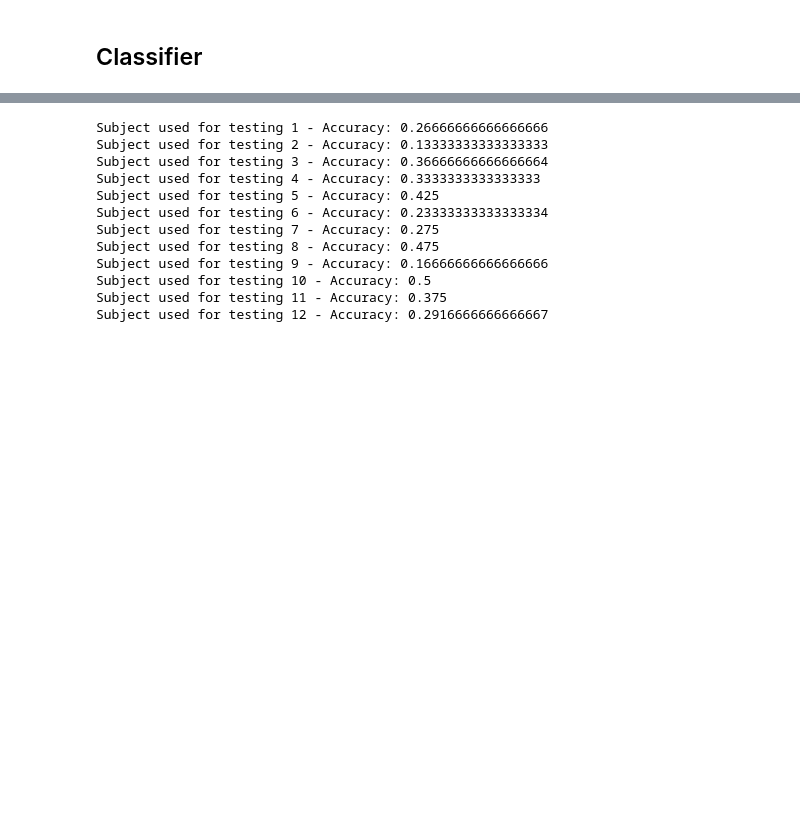
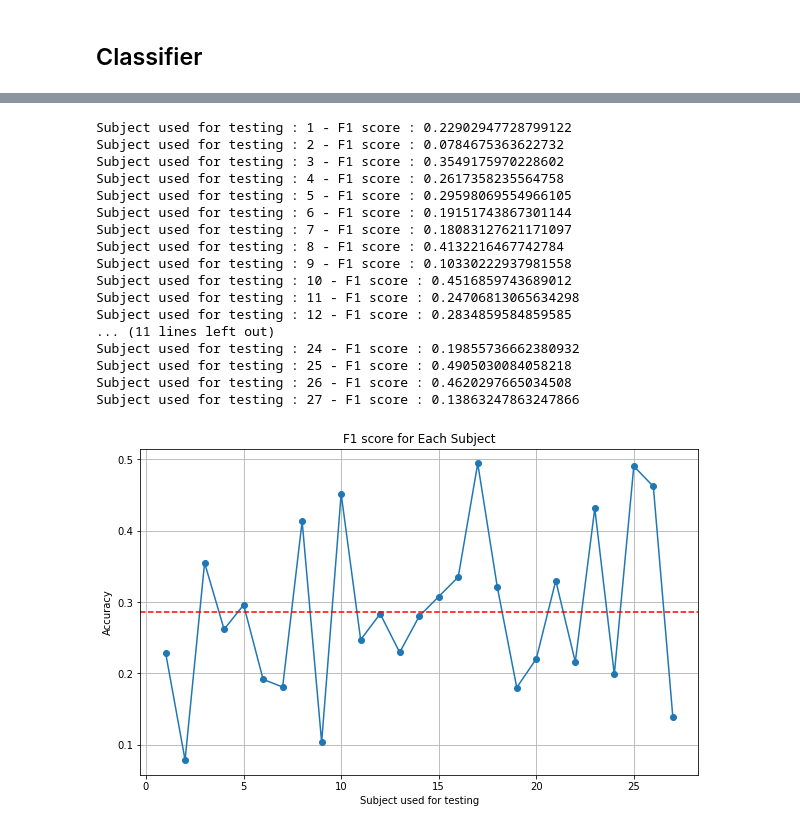
Before and after one commit to MetthewB/NSSP_Project2, a Jupyter notebook: scripts/part2.ipynb, the cells around one changed output, grey strips where cells are left out. Saved outputs shown, nothing was run; the diff lists cells and outputs as text; code cells hidden in the pictures; blank space fills up the shorter version.

```diff
--- a/scripts/part2.ipynb
+++ b/scripts/part2.ipynb
@@ -251,44 +250,50 @@ Accuracy score: 0.16666666666666666
 # %%
-accuracies = []
+f1_scores = []
 # rotate the subject used for testing
 for subject in range(1, 28):
     X_train = dataset[subject_id_column != subject]
     y_train = labels[subject_id_column != subject]
 
     X_test = dataset[subject_id_column == subject]
     y_test = labels[subject_id_column == subject]
 
     X_train_z = scaler.fit_transform(X_train)
     X_test_z = scaler.transform(X_test)
 
     clf = RandomForestClassifier(random_state=42)
     clf.fit(X_train_z, y_train)
 
     y_pred = clf.predict(X_test_z)
-    accuracy = accuracy_score(y_test, y_pred)
-    accuracies.append(accuracy)
-    print(f"Subject used for testing {subject} - Accuracy: {accuracy}")
+    f1Score = f1_score(y_test, y_pred, average='weighted')
+    f1_scores.append(f1Score)
+    print(f"Subject used for testing : {subject} - F1 score : {f1Score}")
 
-# Plot the accuracy for each subject
+# Plot the f1 score for each subject
 plt.figure(figsize=(10, 6))
-plt.plot(range(1, 28), accuracies, marker='o')
-plt.title("Accuracy for Each Subject")
-plt.axhline(np.mean(accuracies), color='r', linestyle='--', label='Mean Accuracy')
+plt.plot(range(1, 28), f1_scores, marker='o')
+plt.title("F1 score for Each Subject")
+plt.axhline(np.mean(f1_scores), color='r', linestyle='--', label='Mean F1 score')
 plt.xlabel("Subject used for testing")
 plt.ylabel("Accuracy")
 plt.grid(True)
 plt.show()
 # %% [output]
-Subject used for testing 1 - Accuracy: 0.26666666666666666
-Subject used for testing 2 - Accuracy: 0.13333333333333333
-Subject used for testing 3 - Accuracy: 0.36666666666666664
-Subject used for testing 4 - Accuracy: 0.3333333333333333
-Subject used for testing 5 - Accuracy: 0.425
-Subject used for testing 6 - Accuracy: 0.23333333333333334
-Subject used for testing 7 - Accuracy: 0.275
-Subject used for testing 8 - Accuracy: 0.475
-Subject used for testing 9 - Accuracy: 0.16666666666666666
-Subject used for testing 10 - Accuracy: 0.5
-Subject used for testing 11 - Accuracy: 0.375
-Subject used for testing 12 - Accuracy: 0.2916666666666667
+Subject used for testing : 1 - F1 score : 0.22902947728799122
+Subject used for testing : 2 - F1 score : 0.0784675363622732
+Subject used for testing : 3 - F1 score : 0.3549175970228602
+Subject used for testing : 4 - F1 score : 0.2617358235564758
+Subject used for testing : 5 - F1 score : 0.29598069554966105
+Subject used for testing : 6 - F1 score : 0.19151743867301144
+Subject used for testing : 7 - F1 score : 0.18083127621171097
+Subject used for testing : 8 - F1 score : 0.4132216467742784
+Subject used for testing : 9 - F1 score : 0.10330222937981558
+Subject used for testing : 10 - F1 score : 0.4516859743689012
+Subject used for testing : 11 - F1 score : 0.24706813065634298
+Subject used for testing : 12 - F1 score : 0.2834859584859585
+... (11 lines left out)
+Subject used for testing : 24 - F1 score : 0.19855736662380932
+Subject used for testing : 25 - F1 score : 0.4905030084058218
+Subject used for testing : 26 - F1 score : 0.4620297665034508
+Subject used for testing : 27 - F1 score : 0.13863247863247866
+[figure, added]
 # %%
```
Also changed, not shown: parts of 10 cells of this notebook.
